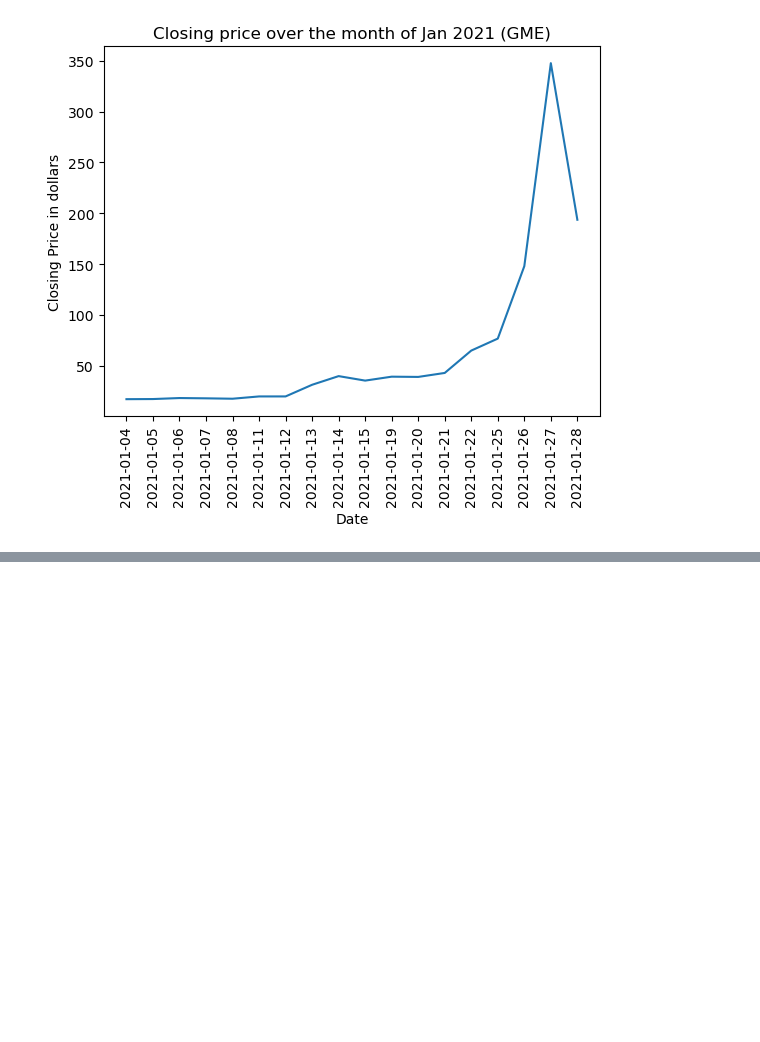
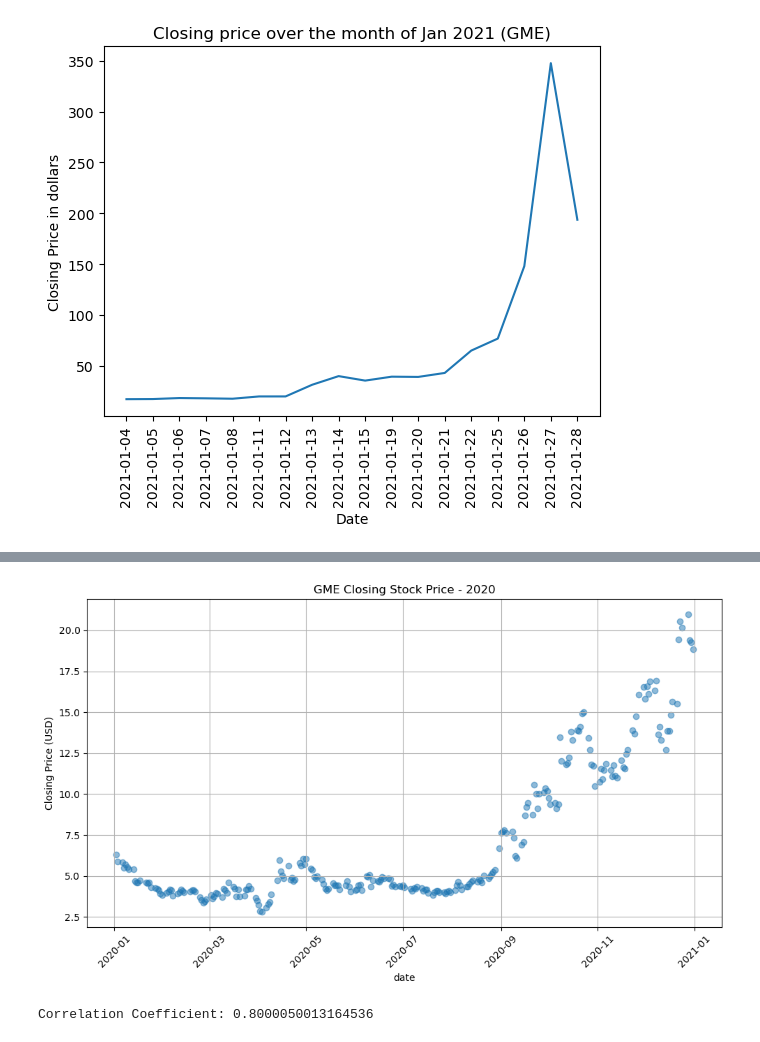
Before and after one commit to jithu-ann/Project_1, a Jupyter notebook: reddit_analysis.ipynb, the cells around one changed output, grey strips where cells are left out. Drawn from its saved outputs; the diff is of its cells as text; code cells hidden in the pictures; blank space fills up the shorter version.

```diff
--- a/reddit_analysis.ipynb
+++ b/reddit_analysis.ipynb
@@ -134 +150,25 @@ plt.show()
+# %%
+# Convert the 'Date' column to datetime format
+stock_df['date'] = pd.to_datetime(stock_df['date'])
+
+# Filter the DataFrame for 2020 data
+stock_2020 = stock_df[stock_df['date'].dt.year == 2020]
+
+# Plotting
+plt.figure(figsize=(10, 6))
+plt.scatter(stock_2020['date'], stock_2020['close_price'], alpha=0.5)
+plt.title('GME Closing Stock Price - 2020')
+plt.xlabel('date')
+plt.ylabel('Closing Price (USD)')
+plt.xticks(rotation=45)
+plt.grid(True)
+plt.tight_layout()
+plt.show()
+
+# Calculate correlation coefficient
+correlation_coefficient = stock_2020['date'].corr(stock_2020['close_price'])
+print("Correlation Coefficient:", correlation_coefficient)
+# %% [output]
+[figure, added]
+Correlation Coefficient: 0.8000050013164536
 # %%
```
Also changed, not shown: parts of 6 cells of this notebook.
